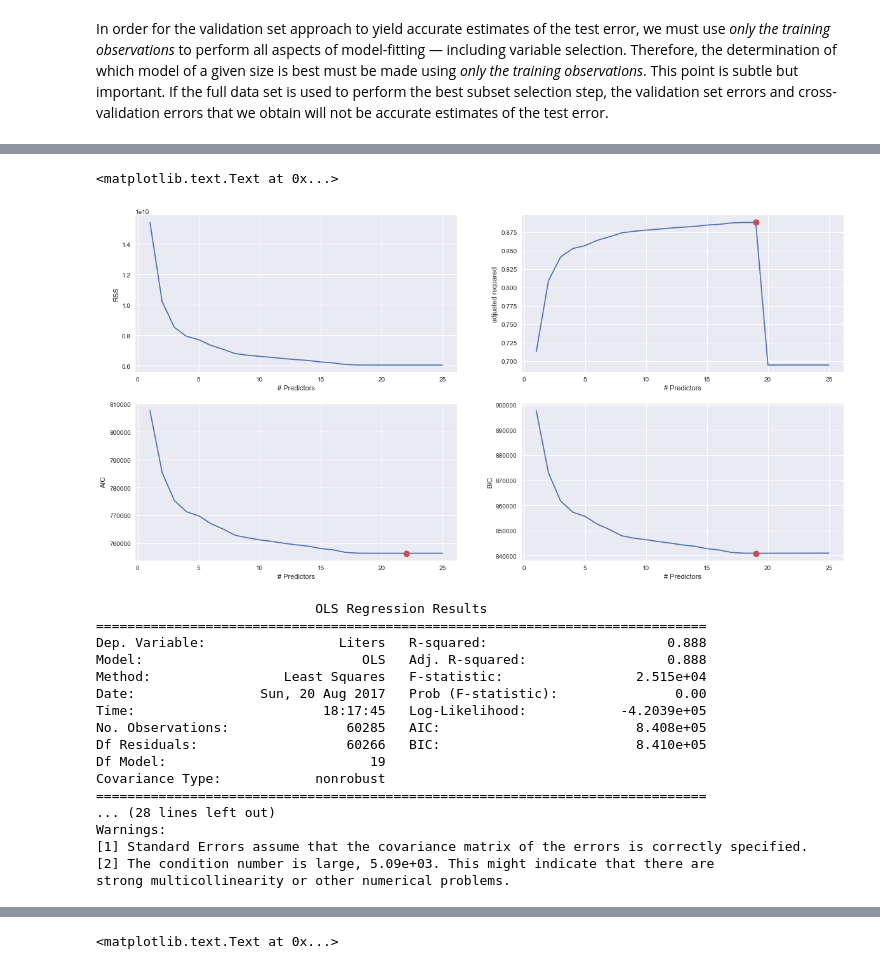
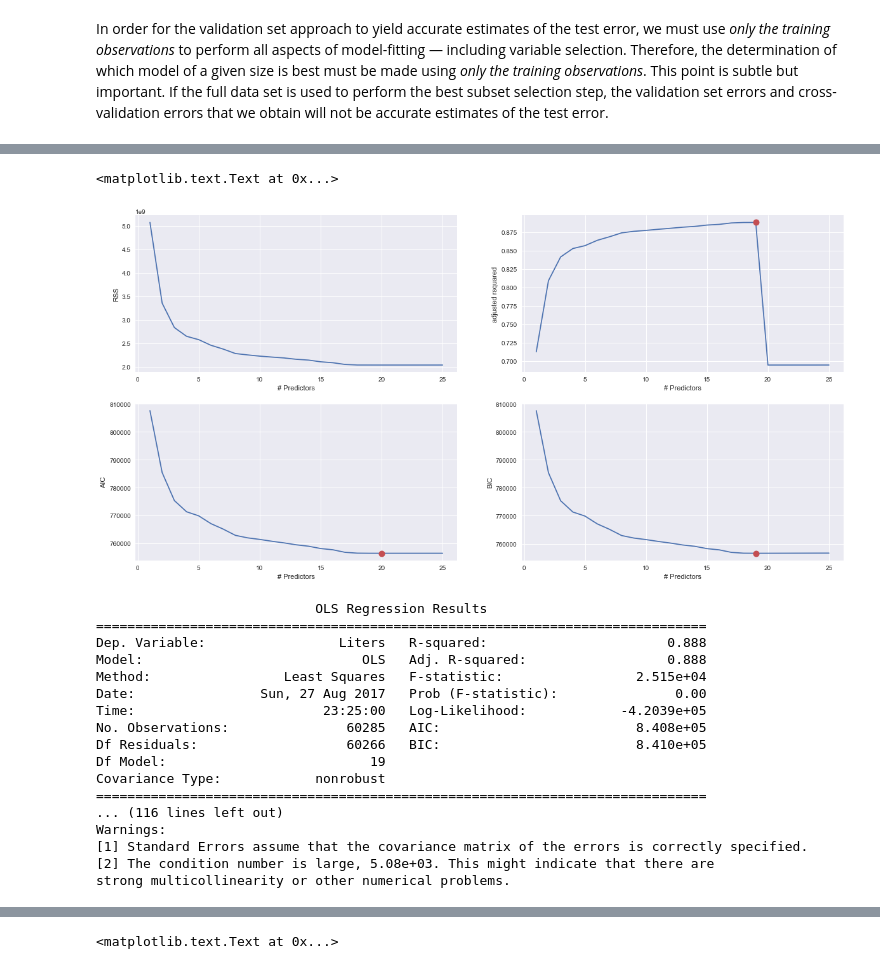
Before and after one commit to casanchezvalle/rail-fuel-efficiency, a Jupyter notebook: Fuel_Baseline_ML.ipynb, the cells around one changed output, grey strips where cells are left out. Saved outputs shown, nothing was run; the diff lists cells and outputs as text; code cells hidden in the pictures.

```diff
--- a/Fuel_Baseline_ML.ipynb
+++ b/Fuel_Baseline_ML.ipynb
@@ -126,7 +129,7 @@ X_train, X_test, Y_train, Y_test = sklearn.model_selection.train_test_split(
 # %%
 # This creates a LinearRegression object with all the variables
 lm = LinearRegression()
-lm.fit(X_train, Y_train)
+regr = lm.fit(X_train, Y_train)
 
 # print coefficients
 #list(zip(feature_cols, lm.coef_))
@@ -309,37 +378,0 @@ Total elapsed time: 22.64979863166809 seconds.
-# %%
-plt.figure(figsize=(20,10))
-plt.rcParams.update({'font.size': 18, 'lines.markersize': 10})
-
-# Set up a 2x2 grid so we can look at 4 plots at once
-plt.subplot(2, 2, 1)
-
-# We will now plot a red dot to indicate the model with the largest adjusted R^2 statistic.
-# The argmax() function can be used to identify the location of the maximum point of a vector
-plt.plot(modelb_train["RSS"])
-plt.xlabel('# Predictors')
-plt.ylabel('RSS')
-
-# We will now plot a red dot to indicate the model with the largest adjusted R^2 statistic.
-# The argmax() function can be used to identify the location of the maximum point of a vector
-rsquared = modelb_train.apply(lambda row: row[1].rsquared, axis=1)
-plt.subplot(2, 2, 2)
-plt.plot(rsquared)
-plt.plot(rsquared.argmax(), rsquared.max(), "or")
-plt.xlabel('# Predictors')
-plt.ylabel('adjusted rsquared')
-
-# We'll do the same for AIC and BIC, this time looking for the models with the SMALLEST statistic
-
-aic = modelb_train.apply(lambda row: row[1].aic, axis=1)
-
-plt.subplot(2, 2, 3)
-plt.plot(aic)
-plt.plot(aic.argmin(), aic.min(), "or")
-plt.xlabel('# Predictors')
-plt.ylabel('AIC')
-bic = modelf_train.apply(lambda row: row[1].bic, axis=1)
-plt.subplot(2, 2, 4)
-plt.plot(bic)
-plt.plot(bic.argmin(), bic.min(), "or")
-plt.xlabel('# Predictors')
-plt.ylabel('BIC')
@@ -458,7 +548,7 @@ for j in range(1,k+1):
 #        models_cv.loc[i] = forward(predictors, X_train[folds != (j-1)], Y_train[folds != (j-1)], X_train[folds == (j-1)], Y_train[folds == (j-1)])
 
 
-        models_cv.loc[i] = forward(predictors, X_train[folds != (j-1)], Y_train[folds != (j-1)], X_train, Y_train)
+        models_cv.loc[i] = forward(predictors, X_train[folds != (j-1)], Y_train[folds != (j-1)], X_test, Y_test)
 
         # Save the cross-validated error for this fold
         cv_errors[j][i] = models_cv.loc[i]["RSS"]
@@ -500,54 +590,56 @@ plt.subplot(2, 2, 1)
 # The argmax() function can be used to identify the location of the maximum point of a vector
 plt.plot(models_cv["RSS"])
 plt.xlabel('# Predictors')
 plt.ylabel('RSS')
 
 # We will now plot a red dot to indicate the model with the largest adjusted R^2 statistic.
 # The argmax() function can be used to identify the location of the maximum point of a vector
 rsquared = models_cv.apply(lambda row: row[1].rsquared, axis=1)
 plt.subplot(2, 2, 2)
 plt.plot(rsquared)
 plt.plot(rsquared.argmax(), rsquared.max(), "or")
 plt.xlabel('# Predictors')
 plt.ylabel('adjusted rsquared')
 
 # We'll do the same for AIC and BIC, this time looking for the models with the SMALLEST statistic
 
 aic = models_cv.apply(lambda row: row[1].aic, axis=1)
 
 plt.subplot(2, 2, 3)
 plt.plot(aic)
 plt.plot(aic.argmin(), aic.min(), "or")
 plt.xlabel('# Predictors')
 plt.ylabel('AIC')
-bic = modelf_train.apply(lambda row: row[1].bic, axis=1)
+
+bic = models_cv.apply(lambda row: row[1].bic, axis=1)
 plt.subplot(2, 2, 4)
 plt.plot(bic)
 plt.plot(bic.argmin(), bic.min(), "or")
 plt.xlabel('# Predictors')
 plt.ylabel('BIC')
 # %% [output]
 <matplotlib.text.Text at 0x...>
-[figure, old version]
+[figure, new version]
 # %%
 # In this case the forward or backward stepwise give the same predictors
 print(modelf_train.loc[19, "model"].summary())
-#print(modelb_train.loc[19, "model"].summary())
+print(modelb_train.loc[19, "model"].summary())
+print(models_cv.loc[19, "model"].summary())
 # %% [output]
                             OLS Regression Results
 ==============================================================================
 Dep. Variable:                 Liters   R-squared:                       0.888
 Model:                            OLS   Adj. R-squared:                  0.888
 Method:                 Least Squares   F-statistic:                 2.515e+04
-Date:                Sun, 20 Aug 2017   Prob (F-statistic):               0.00
-Time:                        18:17:45   Log-Likelihood:            -4.2039e+05
+Date:                Sun, 27 Aug 2017   Prob (F-statistic):               0.00
+Time:                        23:25:00   Log-Likelihood:            -4.2039e+05
 No. Observations:               60285   AIC:                         8.408e+05
 Df Residuals:                   60266   BIC:                         8.410e+05
 Df Model:                          19
 Covariance Type:            nonrobust
 ==============================================================================
-... (28 lines left out)
+... (116 lines left out)
 Warnings:
 [1] Standard Errors assume that the covariance matrix of the errors is correctly specified.
-[2] The condition number is large, 5.09e+03. This might indicate that there are
+[2] The condition number is large, 5.08e+03. This might indicate that there are
 strong multicollinearity or other numerical problems.
```
Also changed, not shown: parts of 93 cells of this notebook, 2 other files.
